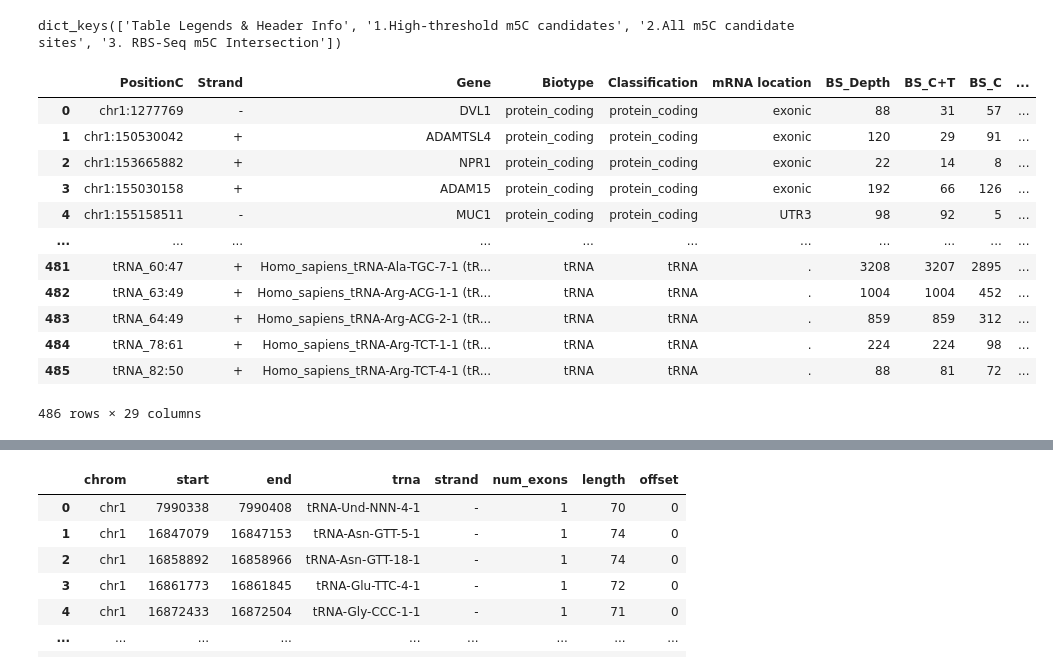
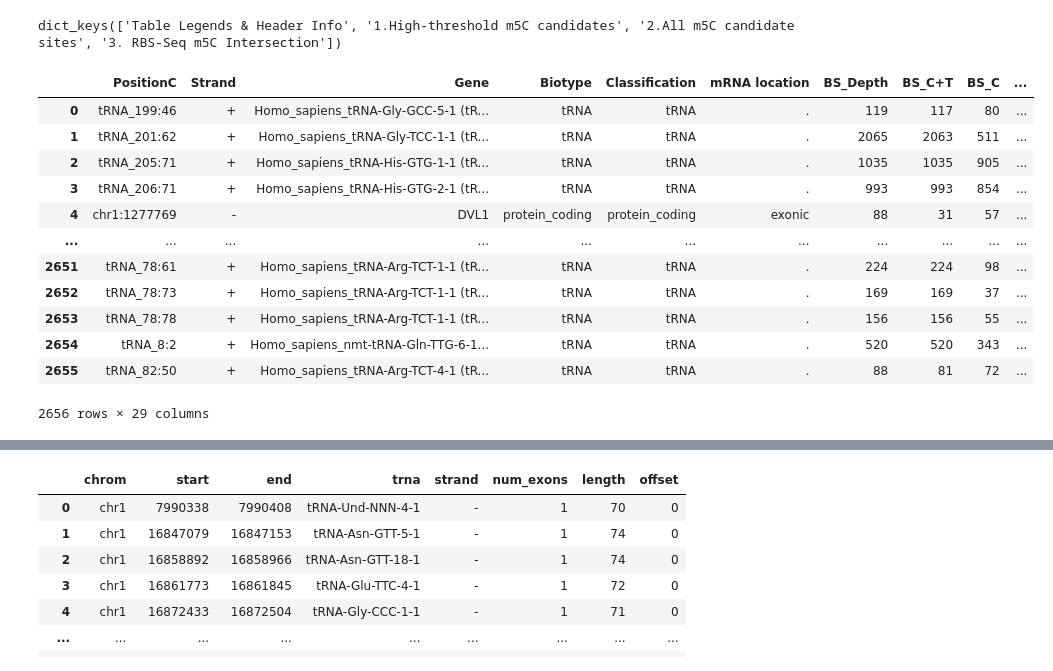
Before and after one commit to anmabu/bedRMod, a Jupyter notebook: tsv2bedRMod/RBS-seq.ipynb, the cells around one changed output, grey strips where cells are left out. Drawn from its saved outputs; the diff is of its cells as text; code cells hidden in the pictures.

```diff
--- a/tsv2bedRMod/RBS-seq.ipynb
+++ b/tsv2bedRMod/RBS-seq.ipynb
@@ -118,22 +118,22 @@ keys
 # %% [output]
 dict_keys(['Table Legends & Header Info', '1.High-threshold m5C candidates', '2.All m5C candidate sites', '3. RBS-Seq m5C Intersection'])
 # %%
-df = pd.read_excel("/home/annebusch/anne02/euf-data/rbs-seq/GSE90963_Table_S1-m5C_candidate_sites.xlsx", sheet_name="1.High-threshold m5C candidates")
+df = pd.read_excel("/home/annebusch/anne02/euf-data/rbs-seq/GSE90963_Table_S1-m5C_candidate_sites.xlsx", sheet_name="2.All m5C candidate sites")
 df
 # %% [output]
 |  | PositionC | Strand | Gene | Biotype | Classification | mRNA location | BS_Depth | BS_C+T | BS_C | ... |
-| 0 | chr1:1277769 | - | DVL1 | protein_coding | protein_coding | exonic | 88 | 31 | 57 | ... |
-| 1 | chr1:150530042 | + | ADAMTSL4 | protein_coding | protein_coding | exonic | 120 | 29 | 91 | ... |
-| 2 | chr1:153665882 | + | NPR1 | protein_coding | protein_coding | exonic | 22 | 14 | 8 | ... |
-| 3 | chr1:155030158 | + | ADAM15 | protein_coding | protein_coding | exonic | 192 | 66 | 126 | ... |
-| 4 | chr1:155158511 | - | MUC1 | protein_coding | protein_coding | UTR3 | 98 | 92 | 5 | ... |
+| 0 | tRNA_199:46 | + | Homo_sapiens_tRNA-Gly-GCC-5-1 (tR... | tRNA | tRNA | . | 119 | 117 | 80 | ... |
+| 1 | tRNA_201:62 | + | Homo_sapiens_tRNA-Gly-TCC-1-1 (tR... | tRNA | tRNA | . | 2065 | 2063 | 511 | ... |
+| 2 | tRNA_205:71 | + | Homo_sapiens_tRNA-His-GTG-1-1 (tR... | tRNA | tRNA | . | 1035 | 1035 | 905 | ... |
+| 3 | tRNA_206:71 | + | Homo_sapiens_tRNA-His-GTG-2-1 (tR... | tRNA | tRNA | . | 993 | 993 | 854 | ... |
+| 4 | chr1:1277769 | - | DVL1 | protein_coding | protein_coding | exonic | 88 | 31 | 57 | ... |
 | ... | ... | ... | ... | ... | ... | ... | ... | ... | ... | ... |
-| 481 | tRNA_60:47 | + | Homo_sapiens_tRNA-Ala-TGC-7-1 (tR... | tRNA | tRNA | . | 3208 | 3207 | 2895 | ... |
-| 482 | tRNA_63:49 | + | Homo_sapiens_tRNA-Arg-ACG-1-1 (tR... | tRNA | tRNA | . | 1004 | 1004 | 452 | ... |
-| 483 | tRNA_64:49 | + | Homo_sapiens_tRNA-Arg-ACG-2-1 (tR... | tRNA | tRNA | . | 859 | 859 | 312 | ... |
-| 484 | tRNA_78:61 | + | Homo_sapiens_tRNA-Arg-TCT-1-1 (tR... | tRNA | tRNA | . | 224 | 224 | 98 | ... |
-| 485 | tRNA_82:50 | + | Homo_sapiens_tRNA-Arg-TCT-4-1 (tR... | tRNA | tRNA | . | 88 | 81 | 72 | ... |
+| 2651 | tRNA_78:61 | + | Homo_sapiens_tRNA-Arg-TCT-1-1 (tR... | tRNA | tRNA | . | 224 | 224 | 98 | ... |
+| 2652 | tRNA_78:73 | + | Homo_sapiens_tRNA-Arg-TCT-1-1 (tR... | tRNA | tRNA | . | 169 | 169 | 37 | ... |
+| 2653 | tRNA_78:78 | + | Homo_sapiens_tRNA-Arg-TCT-1-1 (tR... | tRNA | tRNA | . | 156 | 156 | 55 | ... |
+| 2654 | tRNA_8:2 | + | Homo_sapiens_nmt-tRNA-Gln-TTG-6-1... | tRNA | tRNA | . | 520 | 520 | 343 | ... |
+| 2655 | tRNA_82:50 | + | Homo_sapiens_tRNA-Arg-TCT-4-1 (tR... | tRNA | tRNA | . | 88 | 81 | 72 | ... |
-486 rows × 29 columns
+2656 rows × 29 columns
 # %%
 mask = df["PositionC"].str.startswith("chr")
 
```
Also changed, not shown: parts of 10 cells of this notebook.
